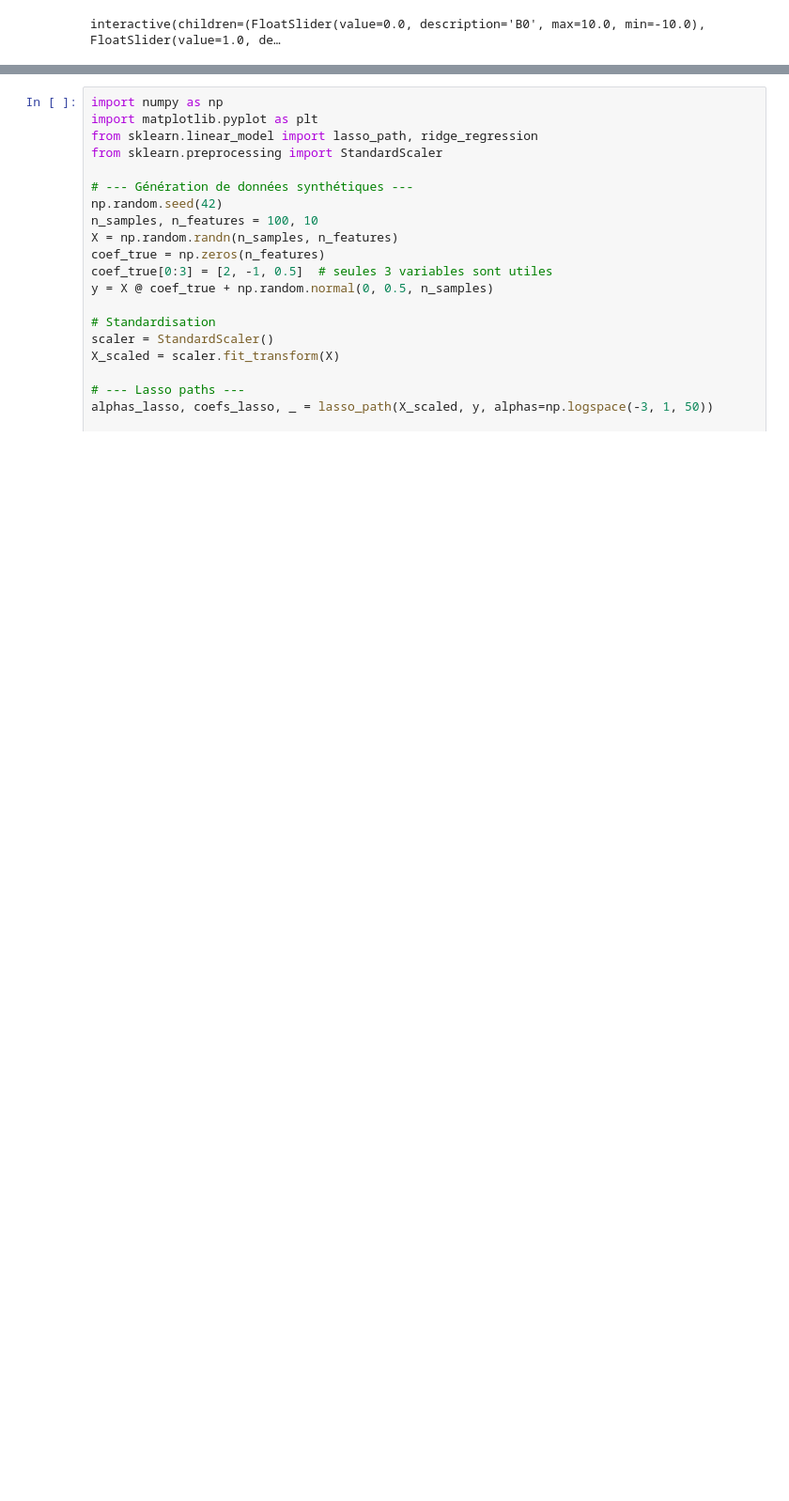
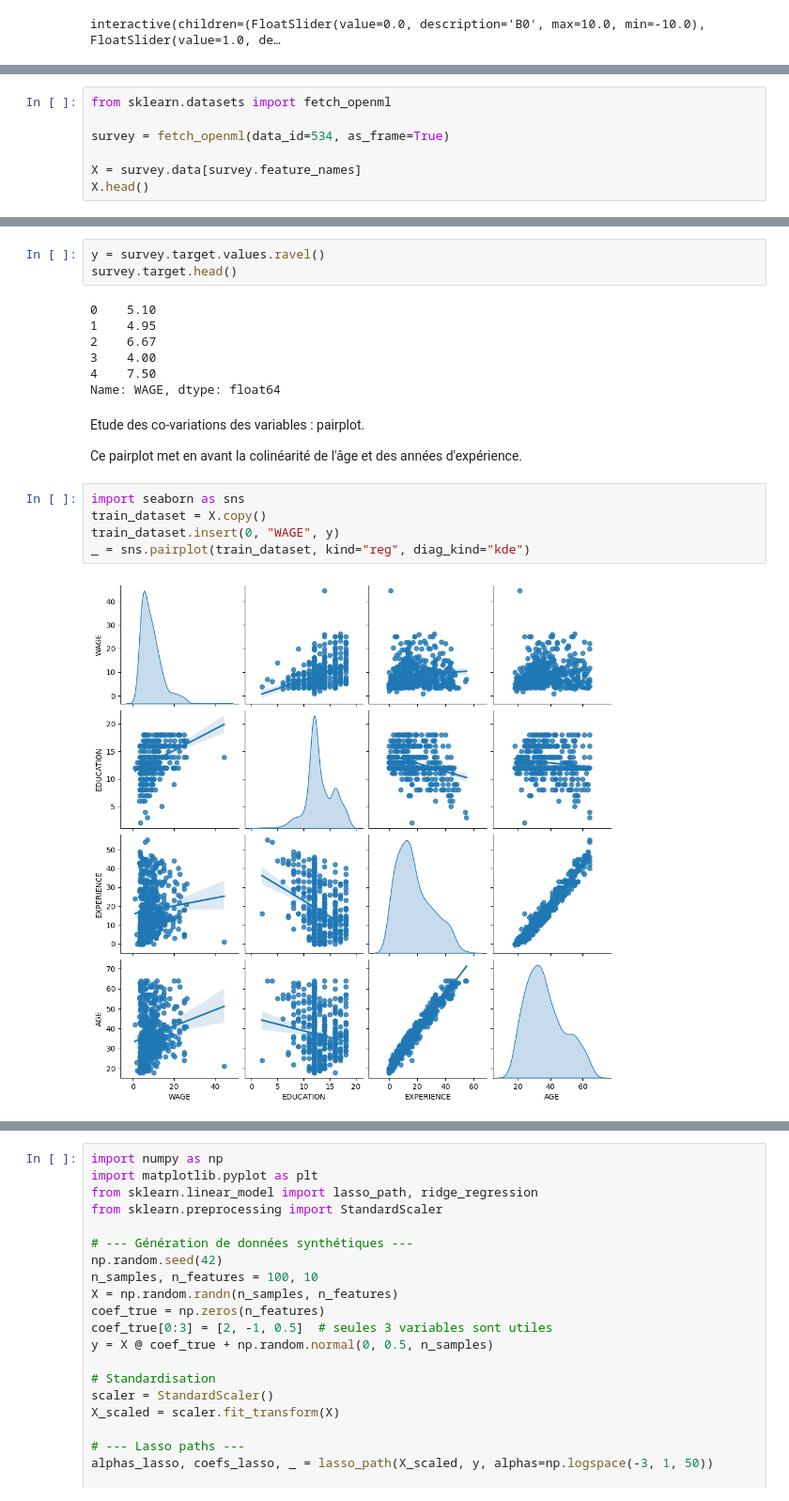
Before and after one commit to basile-desjuzeur/Intro-to-ML, a Jupyter notebook: 4.multiple_linear_regression.ipynb, the cells around one changed output, grey strips where cells are left out. Shown at 94% size. Drawn from its saved outputs; the diff is of its cells as text; blank space fills up the shorter version.

```diff
--- a/4.multiple_linear_regression.ipynb
+++ b/4.multiple_linear_regression.ipynb
@@ -366,0 +330,7 @@ plt.show()
+# %%
+from sklearn.datasets import fetch_openml
+
+survey = fetch_openml(data_id=534, as_frame=True)
+
+X = survey.data[survey.feature_names]
+X.head()
@@ -366,0 +344,21 @@ plt.show()
+# %%
+y = survey.target.values.ravel()
+survey.target.head()
+# %% [output]
+0    5.10
+1    4.95
+2    6.67
+3    4.00
+4    7.50
+Name: WAGE, dtype: float64
+# %% [markdown]
+Etude des co-variations des variables : pairplot.
+
+Ce pairplot met en avant la colinéarité de l'âge et des années d'expérience.
+# %%
+import seaborn as sns
+train_dataset = X.copy()
+train_dataset.insert(0, "WAGE", y)
+_ = sns.pairplot(train_dataset, kind="reg", diag_kind="kde")
+# %% [output]
+[figure, added]
```
Also changed, not shown: parts of 16 cells of this notebook, 7 other files.
